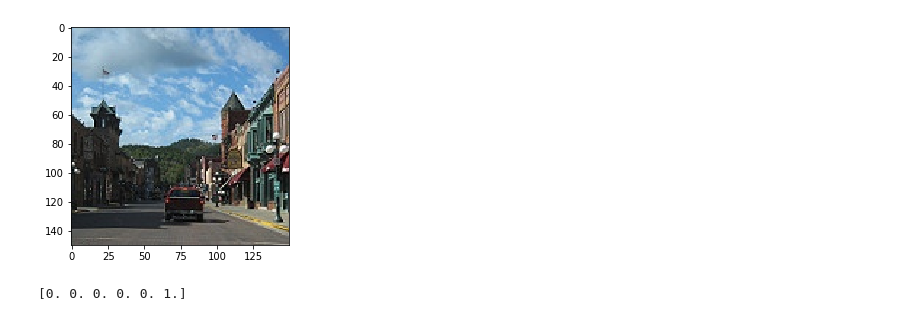
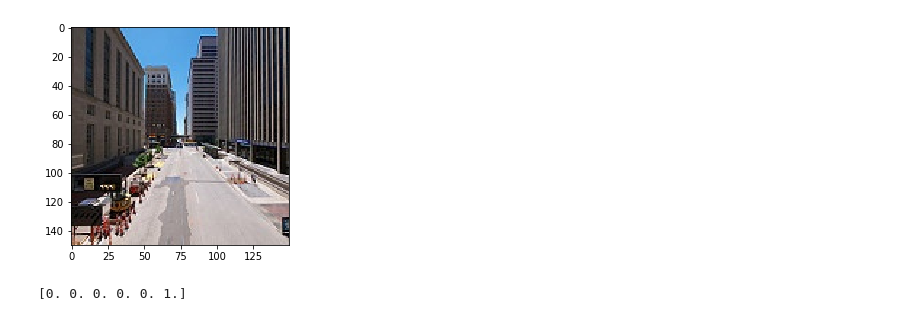
Before and after one commit to Roodram/Intel_scene_Classification_practice, a Jupyter notebook: Test.ipynb, the cells around one changed output. Cells and saved outputs as stored; diff of their text form; code cells hidden in the pictures.

```diff
--- a/Test.ipynb
+++ b/Test.ipynb
@@ -8,12 +8,12 @@ model = load_model("Models/Model_CNN6layer_shuffled_e2'.h5")
 # %%
-X_test = np.load("Models/X_test.npy")
-Y_test_oh = np.load("Models/Y_test.npy")
+X_test = np.load("Data/X_test.npy")
+Y_test_oh = np.load("Data/Y_test.npy")
 # %%
-plt.imshow(X_test[11,:,:,:])
+plt.imshow(X_test[26,:,:,:])
 plt.show()
-print(Y_test_oh[11])
+print(Y_test_oh[26])
 # %% [output]
-[figure, old version]
+[figure, new version]
 [0. 0. 0. 0. 0. 1.]
 # %%
 history = model.evaluate(X_test, Y_test_oh)
```
Also changed, not shown: parts of 3 cells of this notebook, 3 other files.
